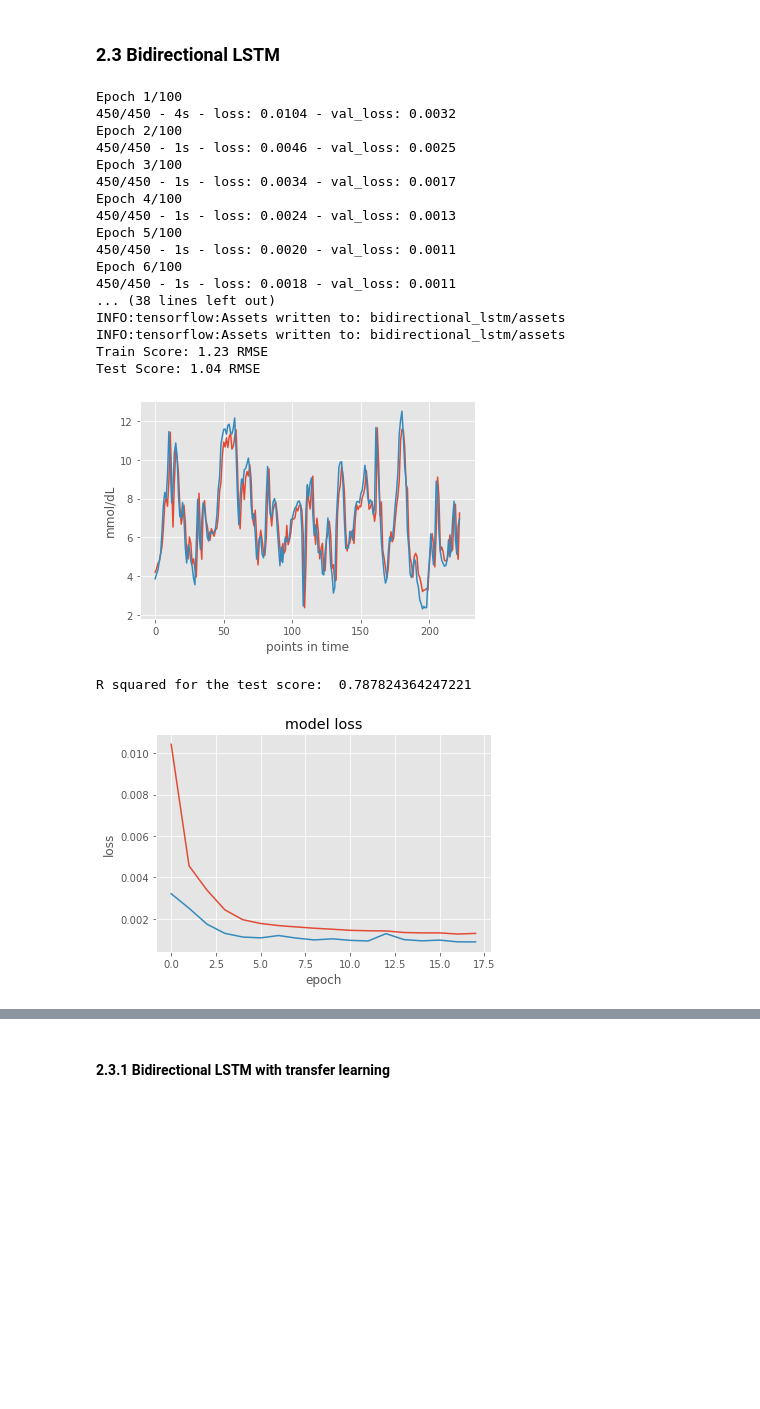
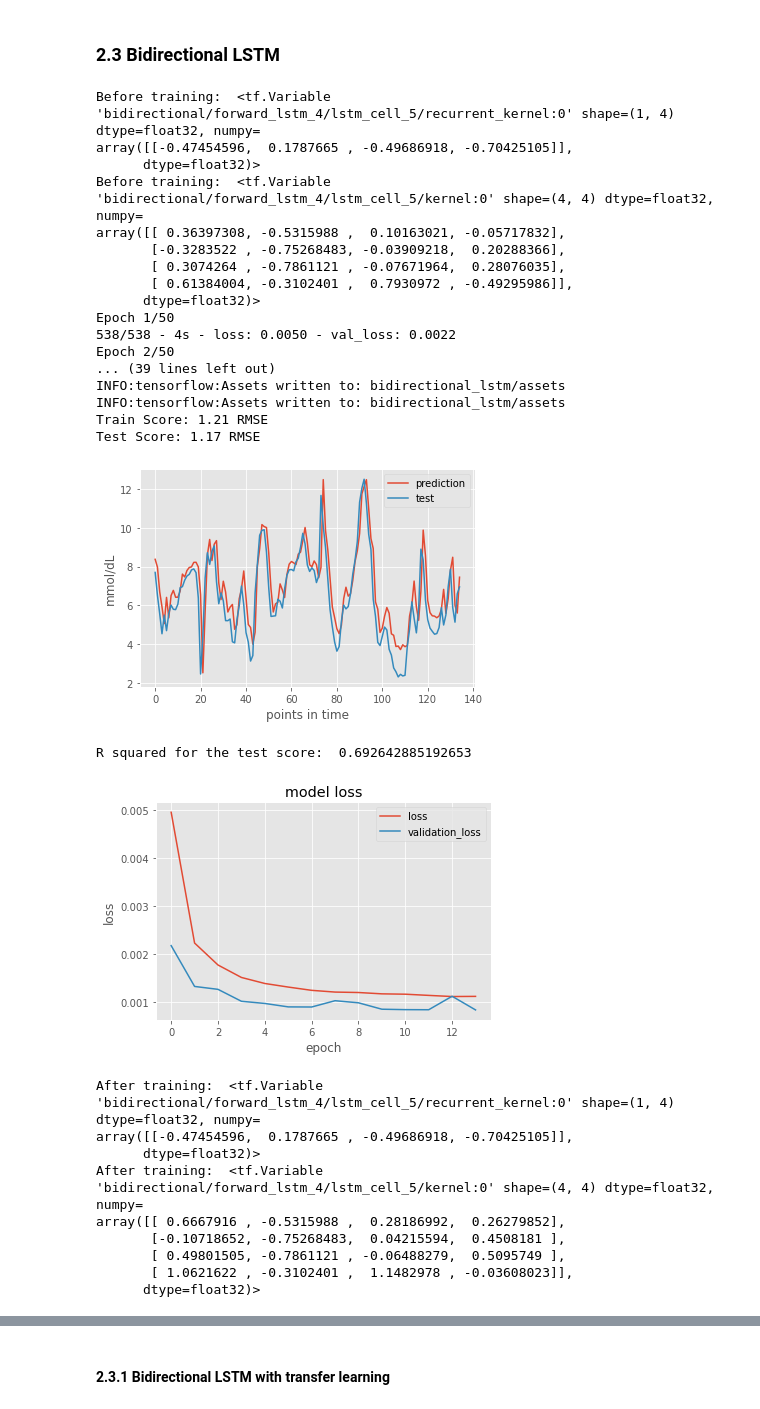
Before and after one commit to mnanchev/deep_learning, a Jupyter notebook: lstm.ipynb, the cells around one changed output, grey strips where cells are left out. Cells and saved outputs as stored; diff of their text form; code cells hidden in the pictures; blank space fills up the shorter version.

```diff
--- a/lstm.ipynb
+++ b/lstm.ipynb
@@ -225,7 +246,7 @@ blood_glucose_time_series_scaled_to_supervised = series_to_supervised(blood_gluc
 # %% [markdown]
 ### 1.4 Split the dataset in testing and training
 # %%
-train, test = train_test_split(blood_glucose_time_series_scaled_to_supervised , size=0.67)
+train, test = train_test_split(blood_glucose_time_series_scaled_to_supervised , size=0.8)
 # %% [markdown]
 ### 1.5 Planing of the model creation and defining labels and features
 
@@ -271,0 +342,8 @@ testX = np.reshape(testX.to_numpy(), (testX.to_numpy().shape[0], 1, testX.to_num
+# %%
+model = DecisionTreeRegressor()
+model.fit(trainX_initial, trainY)
+importance = model.feature_importances_
+for i,v in enumerate(importance):
+	print('Feature: %0d, Score: %.5f' % (i,v))
+pyplot.bar([x for x in range(len(importance))], importance)
+pyplot.show()
@@ -271,0 +357,8 @@ testX = np.reshape(testX.to_numpy(), (testX.to_numpy().shape[0], 1, testX.to_num
+# %%
+model = RandomForestRegressor()
+model.fit(trainX_initial, trainY)
+importance = model.feature_importances_
+for i,v in enumerate(importance):
+	print('Feature: %0d, Score: %.5f' % (i,v))
+pyplot.bar([x for x in range(len(importance))], importance)
+pyplot.show()
@@ -271,0 +390,8 @@ testX = np.reshape(testX.to_numpy(), (testX.to_numpy().shape[0], 1, testX.to_num
+# %%
+trainX = train.drop(["var1(t)","var1(t-5)"], axis=1)
+trainX_initial = trainX
+trainX = np.reshape(trainX.to_numpy(), (trainX.to_numpy().shape[0], 1, trainX.to_numpy().shape[1]))
+
+testX = test.drop(["var1(t)","var1(t-5)"], axis=1)
+testX_initial = testX
+testX = np.reshape(testX.to_numpy(), (testX.to_numpy().shape[0], 1, testX.to_numpy().shape[1]))
@@ -396,30 +555,39 @@ R squared for the test score:  0.6311082018660188
 ### 2.3 Bidirectional LSTM
 # %%
 bidirectional_lstm_architecture = [
-  layers.Bidirectional(layers.LSTM(2), input_shape=(1, 5
+  layers.Bidirectional(layers.LSTM(1), input_shape=(1, 4
   )),
   layers.Dense(1)
 ]
 
-bidirectional_lstm_model = create_model(bidirectional_lstm_architecture, trainX, trainY, testX, testY, model_name="bidirectional_lstm",patience=1)
+bidirectional_lstm_model = create_model(bidirectional_lstm_architecture, trainX, trainY, testX, testY, model_name="bidirectional_lstm")
 # %% [output]
-Epoch 1/100
-450/450 - 4s - loss: 0.0104 - val_loss: 0.0032
-Epoch 2/100
-450/450 - 1s - loss: 0.0046 - val_loss: 0.0025
-Epoch 3/100
-450/450 - 1s - loss: 0.0034 - val_loss: 0.0017
-Epoch 4/100
-450/450 - 1s - loss: 0.0024 - val_loss: 0.0013
-Epoch 5/100
-450/450 - 1s - loss: 0.0020 - val_loss: 0.0011
-Epoch 6/100
-450/450 - 1s - loss: 0.0018 - val_loss: 0.0011
-... (38 lines left out)
+Before training:  <tf.Variable 'bidirectional/forward_lstm_4/lstm_cell_5/recurrent_kernel:0' shape=(1, 4) dtype=float32, numpy=
+array([[-0.47454596,  0.1787665 , -0.49686918, -0.70425105]],
+      dtype=float32)>
+Before training:  <tf.Variable 'bidirectional/forward_lstm_4/lstm_cell_5/kernel:0' shape=(4, 4) dtype=float32, numpy=
+array([[ 0.36397308, -0.5315988 ,  0.10163021, -0.05717832],
+       [-0.3283522 , -0.75268483, -0.03909218,  0.20288366],
+       [ 0.3074264 , -0.7861121 , -0.07671964,  0.28076035],
+       [ 0.61384004, -0.3102401 ,  0.7930972 , -0.49295986]],
+      dtype=float32)>
+Epoch 1/50
+538/538 - 4s - loss: 0.0050 - val_loss: 0.0022
+Epoch 2/50
+... (39 lines left out)
 INFO:tensorflow:Assets written to: bidirectional_lstm/assets
 INFO:tensorflow:Assets written to: bidirectional_lstm/assets
-Train Score: 1.23 RMSE
-Test Score: 1.04 RMSE
+Train Score: 1.21 RMSE
+Test Score: 1.17 RMSE
-[figure, old version]
+[figure, new version]
-R squared for the test score:  0.787824364247221
+R squared for the test score:  0.692642885192653
-[figure, old version]
+[figure, new version]
+After training:  <tf.Variable 'bidirectional/forward_lstm_4/lstm_cell_5/recurrent_kernel:0' shape=(1, 4) dtype=float32, numpy=
+array([[-0.47454596,  0.1787665 , -0.49686918, -0.70425105]],
+      dtype=float32)>
+After training:  <tf.Variable 'bidirectional/forward_lstm_4/lstm_cell_5/kernel:0' shape=(4, 4) dtype=float32, numpy=
+array([[ 0.6667916 , -0.5315988 ,  0.28186992,  0.26279852],
+       [-0.10718652, -0.75268483,  0.04215594,  0.4508181 ],
+       [ 0.49801505, -0.7861121 , -0.06488279,  0.5095749 ],
+       [ 1.0621622 , -0.3102401 ,  1.1482978 , -0.03608023]],
+      dtype=float32)>
```
Also changed, not shown: parts of 30 cells of this notebook.
